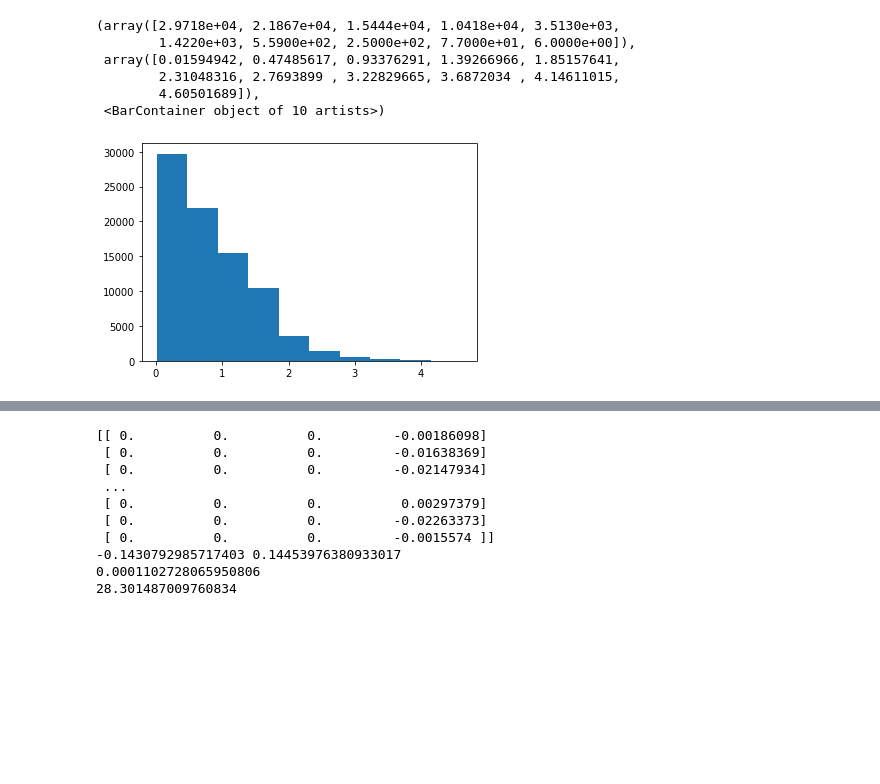
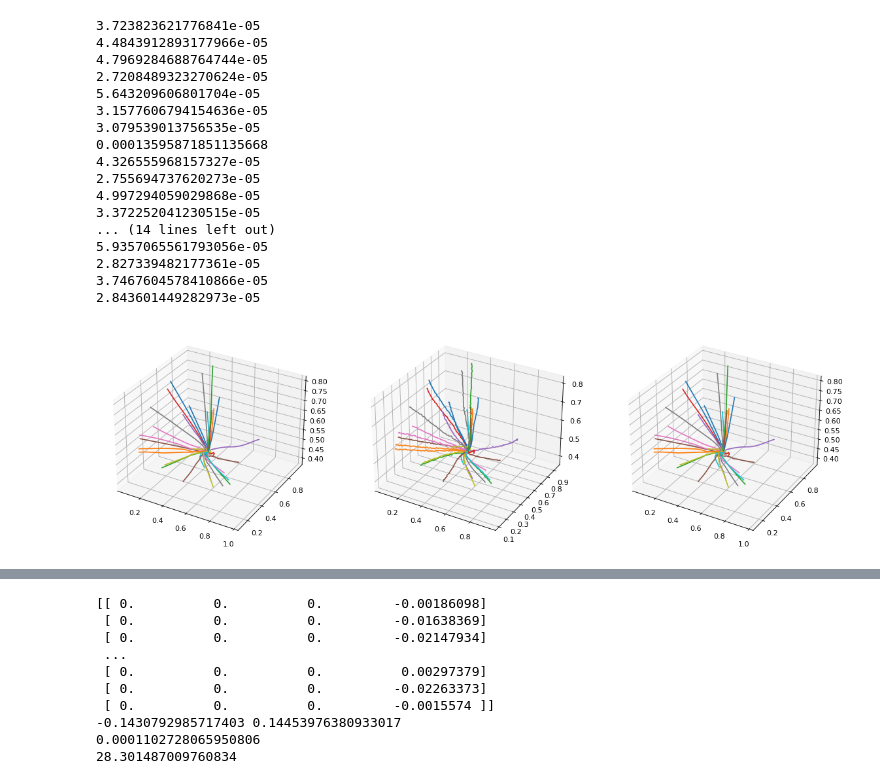
Before and after one commit to harviu/siren, a Jupyter notebook: test.ipynb, the cells around one changed output, grey strips where cells are left out. Drawn from its saved outputs; the diff is of its cells as text; code cells hidden in the pictures; blank space fills up the shorter version.

```diff
--- a/test.ipynb
+++ b/test.ipynb
@@ -20 +24,9 @@ length = np.load('tra_len.npy')
+# %%
+
+tra = np.load('trajectories.npy')
+min_coord = np.array([   0. ,        0.,         0. ,     -999.64136, -999.7137,  -997.5717 ], dtype=np.float32)[None,None,:]
+max_coord = np.array([6.9077554e+00, 9.9213535e-01, 6.2831855e+00, 9.9986377e+02, 9.9980994e+02, 9.9779254e+02], dtype=np.float32)[None,None,:]
+#normalization
+tra = (tra - min_coord) / (max_coord - min_coord)
+length = np.load('tra_len.npy')
 # %%
@@ -55,10 +41,57 @@ for i in range(len(tra)):
-# %%
-plt.hist(error)
-# %% [output]
-(array([2.9718e+04, 2.1867e+04, 1.5444e+04, 1.0418e+04, 3.5130e+03,
-        1.4220e+03, 5.5900e+02, 2.5000e+02, 7.7000e+01, 6.0000e+00]),
- array([0.01594942, 0.47485617, 0.93376291, 1.39266966, 1.85157641,
-        2.31048316, 2.7693899 , 3.22829665, 3.6872034 , 4.14611015,
-        4.60501689]),
- <BarContainer object of 10 artists>)
-[figure, removed]
+# %%
+spline = list(map(fit_spline,tra,length))
+# %%
+recon = np.load('output_spline.npy')
+fig = plt.figure(figsize=(18, 10), dpi=80)
+ax = fig.add_subplot(1,3,1,projection='3d')
+ax2 = fig.add_subplot(1,3,2,projection='3d')
+ax3 = fig.add_subplot(1,3,3,projection='3d')
+
+for i in range(0,30):
+    l = 2000
+
+    phi = np.linspace(0, 2*np.pi, l)
+    x = np.sin(phi)
+    y = np.cos(phi)
+    rgb_cycle = np.vstack((            # Three sinusoids
+        .5*(1.+np.cos(phi          )), # scaled to [0,1]
+        .5*(1.+np.cos(phi+2*np.pi/3)), # 120° phase shifted.
+        .5*(1.+np.cos(phi-2*np.pi/3)))).T # Shape = (60,3)
+
+    err, tck, u = spline[i]
+    t,c,k = tck
+    new_points = splev(u, tck)
+    # ax.scatter(new_points[0][:l], new_points[1][:l], new_points[2][:l], '.',c=rgb_cycle)
+    ax.plot(new_points[0][:l],new_points[1][:l],new_points[2][:l])
+
+    new_c = recon[i].T
+    error = ((new_c - np.array(c)) ** 2).mean()
+    new_tck = [t,new_c,k]
+    print(error)
+
+    new_points = splev(u, new_tck)
+    # ax2.scatter(new_points[0][:l], new_points[1][:l], new_points[2][:l], '.',c=rgb_cycle)
+    ax2.plot(new_points[0][:l],new_points[1][:l],new_points[2][:l])
+
+    trace = tra[i,:length[i],3:]
+    # ax3.scatter(trace[:l,0], trace[:l,1], trace[:l,2], 'o',c=rgb_cycle)
+    ax3.plot(trace[:l,0], trace[:l,1], trace[:l,2])
+# %% [output]
+3.723823621776841e-05
+4.4843912893177966e-05
+4.7969284688764744e-05
+2.7208489323270624e-05
+5.643209606801704e-05
+3.1577606794154636e-05
+3.079539013756535e-05
+0.00013595871851135668
+4.326555968157327e-05
+2.755694737620273e-05
+4.997294059029868e-05
+3.372252041230515e-05
+... (14 lines left out)
+5.9357065561793056e-05
+2.827339482177361e-05
+3.7467604578410866e-05
+2.843601449282973e-05
+[figure, added]
```
Also changed, not shown: parts of 9 cells of this notebook, 4 other files.
